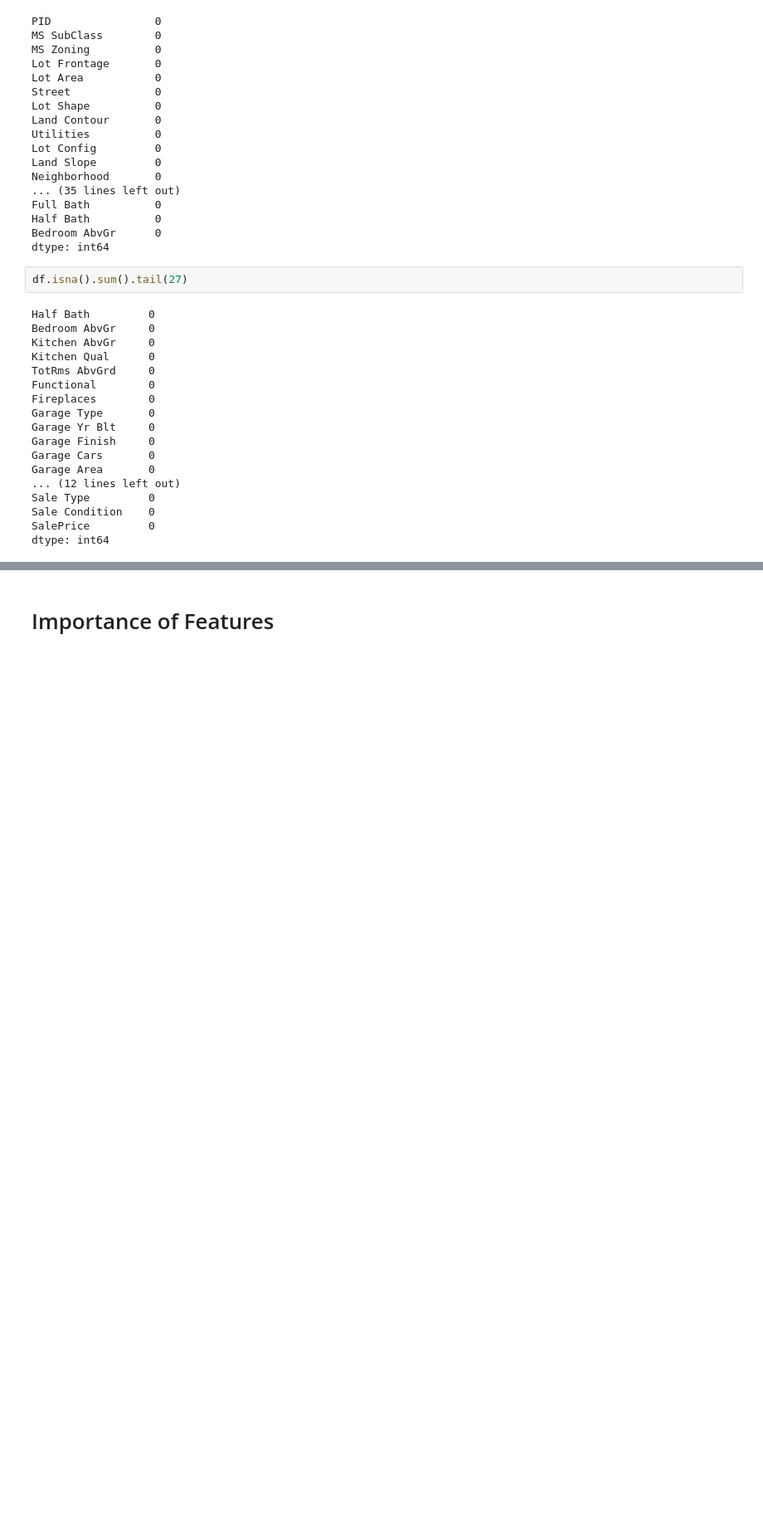
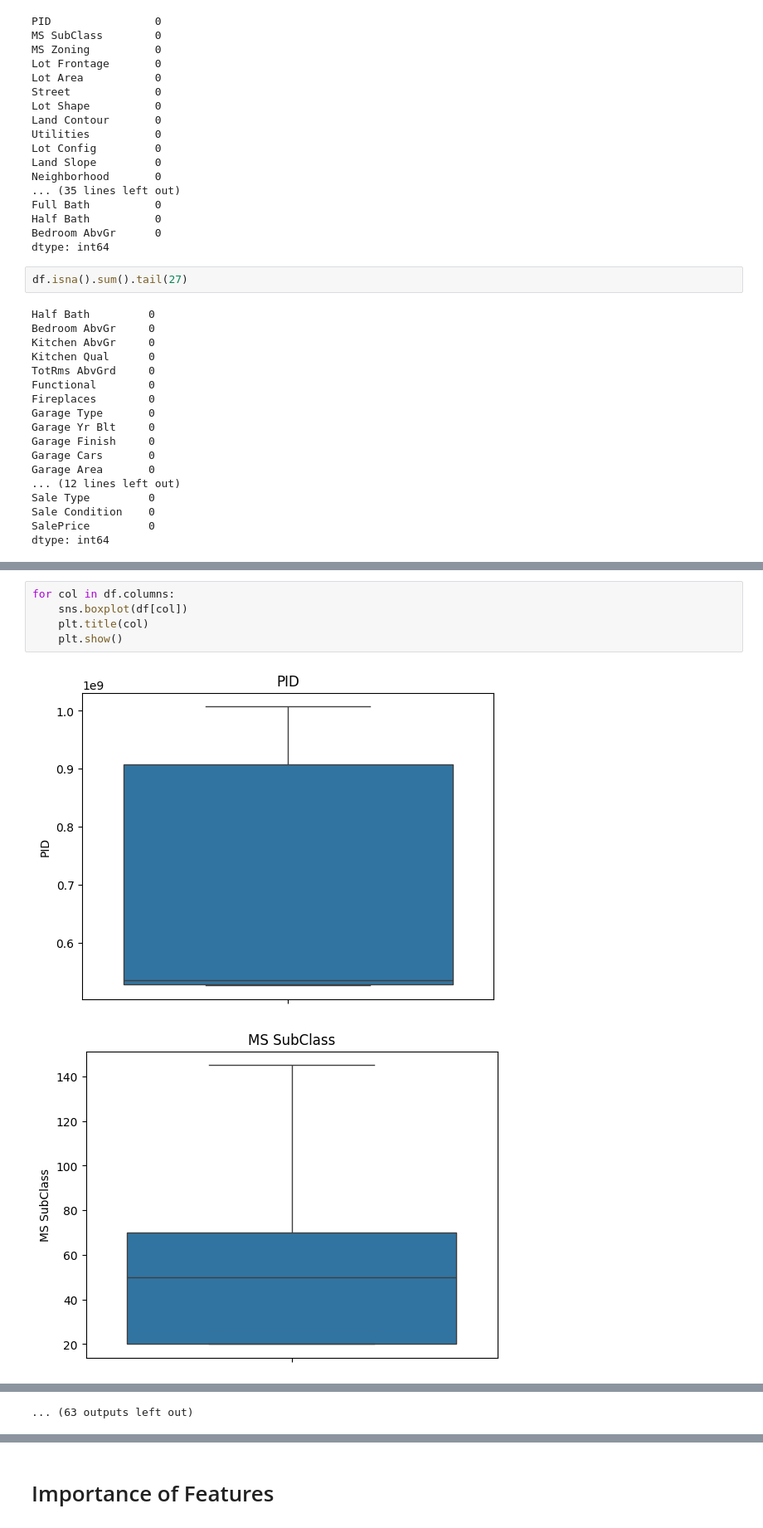
Before and after one commit to Abdelaziz-Mohamed-eng/house-price-ML-, a Jupyter notebook: Model.ipynb, the cells around one changed output, grey strips where cells are left out. Shown at 83% size. Drawn from its saved outputs; the diff is of its cells as text; blank space fills up the shorter version.

```diff
--- a/Model.ipynb
+++ b/Model.ipynb
@@ -265,0 +313,8 @@ dtype: int64
+# %%
+for col in df.columns:
+    sns.boxplot(df[col])
+    plt.title(col)
+    plt.show()
+# %% [output]
+[figure, added]
+[figure, added]
@@ -266,3 +331,4 @@ dtype: int64
+... (63 outputs left out)
 # %%
 plt.hist(df["SalePrice"])
 plt.xlabel("Sale Price")
```
Also changed, not shown: parts of 29 cells of this notebook, 3 other files.
